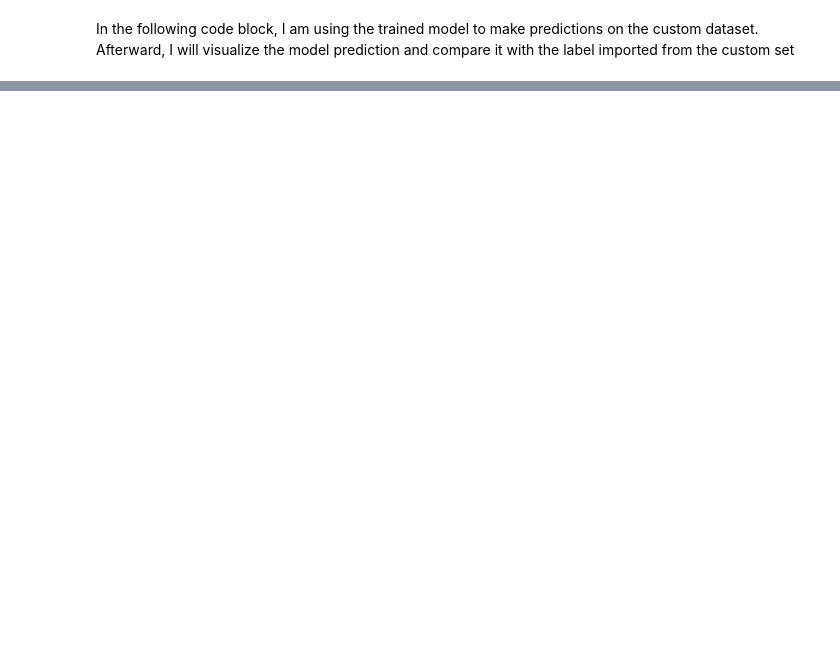
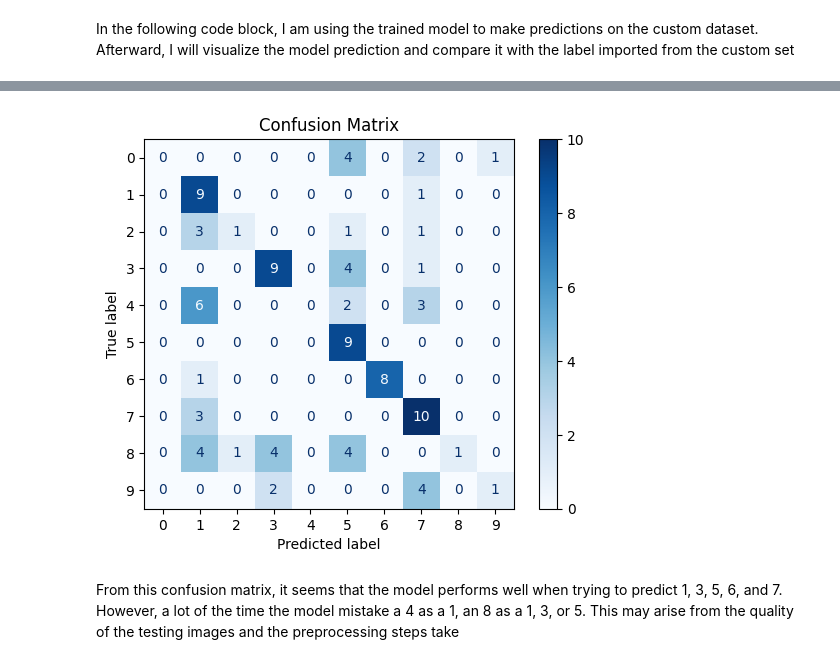
Before and after one commit to MinhNguyen2000/TME_6015, a Jupyter notebook: Assignment_1/TME6015_Assignment_1.ipynb, the cells around one changed output, grey strips where cells are left out. Drawn from its saved outputs; the diff is of its cells as text; code cells hidden in the pictures; blank space fills up the shorter version.

```diff
--- a/Assignment_1/TME6015_Assignment_1.ipynb
+++ b/Assignment_1/TME6015_Assignment_1.ipynb
@@ -716,0 +614,13 @@ plt.show()
+# %%
+from sklearn.metrics import confusion_matrix, ConfusionMatrixDisplay
+
+cm = confusion_matrix(y_samples, y_predicted)
+disp = ConfusionMatrixDisplay(confusion_matrix=cm)
+disp.plot(cmap=plt.cm.Blues)  # You can change the color map as desired
+plt.title("Confusion Matrix")
+plt.show()
+# %% [output]
+[figure, added]
+# %% [markdown]
+From this confusion matrix, it seems that the model performs well when trying to predict 1, 3, 5, 6, and 7.
+However, a lot of the time the model mistake a 4 as a 1, an 8 as a 1, 3, or 5. This may arise from the quality of the testing images and the preprocessing steps take
```
Also changed, not shown: parts of 36 cells of this notebook, 2 other files.
